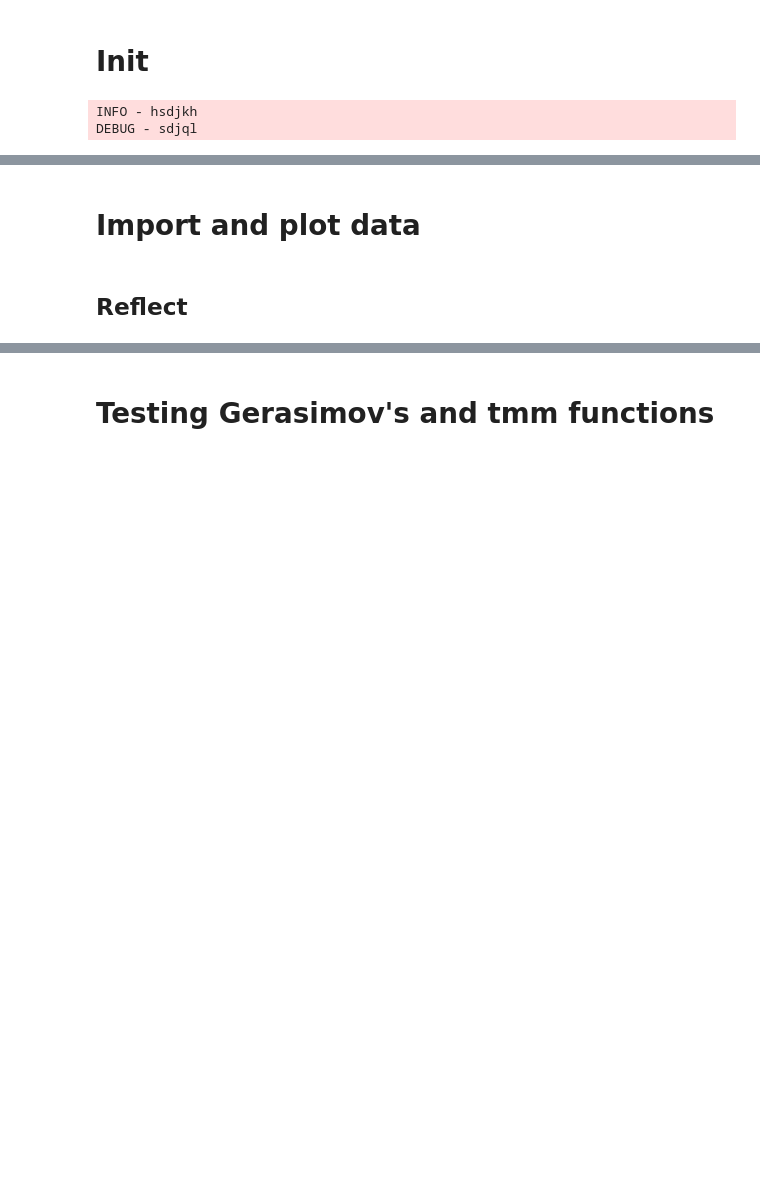
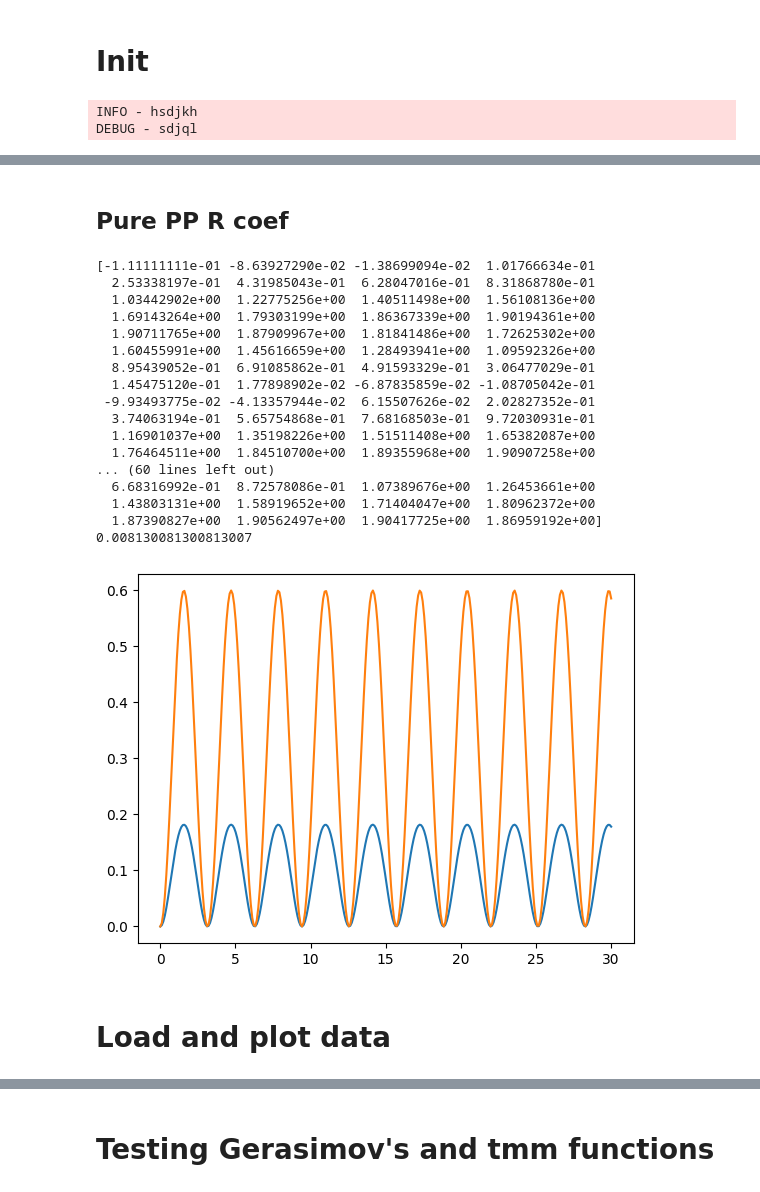
Before and after one commit to artyom-fedorenko/Graphene-films-plasmon-refractometry, a Jupyter notebook: Fourier/Dispersion_fit.ipynb, the cells around one changed output, grey strips where cells are left out. Saved outputs shown, nothing was run; the diff lists cells and outputs as text; code cells hidden in the pictures; blank space fills up the shorter version.

```diff
--- a/Fourier/Dispersion_fit.ipynb
+++ b/Fourier/Dispersion_fit.ipynb
@@ -44,35 +85,29 @@ import sys, os
 import glob
 import re
 import logging
+from collections import namedtuple
 
 # 2. Third-party library imports
-import numpy as np
-from numpy import pi, sqrt, sin, cos, arccos
-import matplotlib.pyplot as plt
+from numpy import pi, sqrt, exp, sin, cos
+import ipywidgets as widgets
+from ipywidgets import interact, FloatSlider, IntSlider, Dropdown, FloatText
 import pandas as pd
-import ipywidgets as widgets
+from numpy.lib.scimath import arccos # This arccos deals with x>1 for total internal reflection
 from scipy.optimize import curve_fit
 from scipy.signal import argrelextrema
 
+from tmm import *
+
+
 # 3. Local application/library specific imports
 
-# Enable automatic reloading of modules when they change
-%load_ext autoreload
-%autoreload 2
+
 %matplotlib inline
+plt.style.use('default')
 
 sys.path.append(r'C:\Users\belco\Documents\Graphene\Graphene-films-plasmon-refractometry\lib')
 from reflect import *
-
-from tmm import (
-    coh_tmm,
-    unpolarized_RT,
-    ellips,
-    position_resolved,
-    find_in_structure_with_inf,
-    list_snell
-)
-from non_polarized_VV import ref_tr_vv
+from coh_tmm_rev_exp import *
 # %%
 #Show log messages from INFO
 
@@ -149,5 +288,32 @@ DEBUG -
+# %% [markdown]
+## Pure PP R coef
+# %%
+# Pure PP R coef
+R = 0.1
+x_PP = np.linspace(0, 30, 300)
+print(1 - np.cos(2 * x_PP)/ ( 1 - R * np.cos(2 * x_PP)))
+y_PP = R * ( 1 - np.cos(2 * x_PP) ) / ( 1 - R * np.cos(2 * x_PP))
+plt.plot(x_PP, y_PP, x_PP, -0.3*cos(2*x_PP)+0.3)
+print(1/3/41)
+# %% [output]
+[-1.11111111e-01 -8.63927290e-02 -1.38699094e-02  1.01766634e-01
+  2.53338197e-01  4.31985043e-01  6.28047016e-01  8.31868780e-01
+  1.03442902e+00  1.22775256e+00  1.40511498e+00  1.56108136e+00
+  1.69143264e+00  1.79303199e+00  1.86367339e+00  1.90194361e+00
+  1.90711765e+00  1.87909967e+00  1.81841486e+00  1.72625302e+00
+  1.60455991e+00  1.45616659e+00  1.28493941e+00  1.09592326e+00
+  8.95439052e-01  6.91085862e-01  4.91593329e-01  3.06477029e-01
+  1.45475120e-01  1.77898902e-02 -6.87835859e-02 -1.08705042e-01
+ -9.93493775e-02 -4.13357944e-02  6.15507626e-02  2.02827352e-01
+  3.74063194e-01  5.65754868e-01  7.68168503e-01  9.72030931e-01
+  1.16901037e+00  1.35198226e+00  1.51511408e+00  1.65382087e+00
+  1.76464511e+00  1.84510700e+00  1.89355968e+00  1.90907258e+00
+... (60 lines left out)
+  6.68316992e-01  8.72578086e-01  1.07389676e+00  1.26453661e+00
+  1.43803131e+00  1.58919652e+00  1.71404047e+00  1.80962372e+00
+  1.87390827e+00  1.90562497e+00  1.90417725e+00  1.86959192e+00]
+0.008130081300813007
+[figure, added]
 # %% [markdown]
-# Import and plot data
+# Load and plot data
-# %% [markdown]
-## Reflect
 # %%
```
Also changed, not shown: parts of 77 cells of this notebook.
